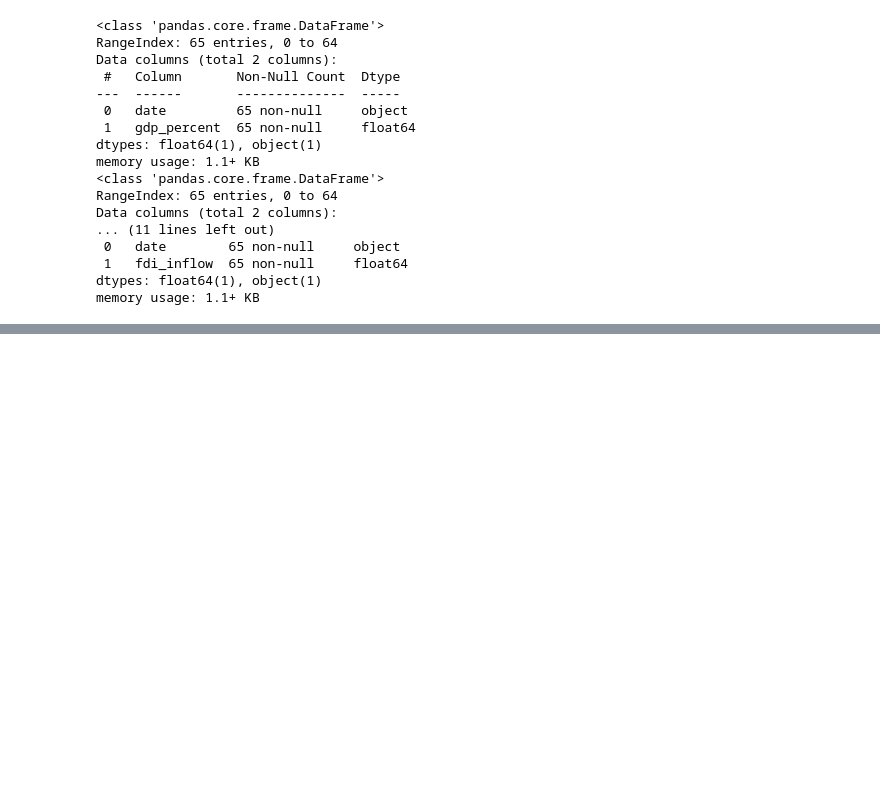
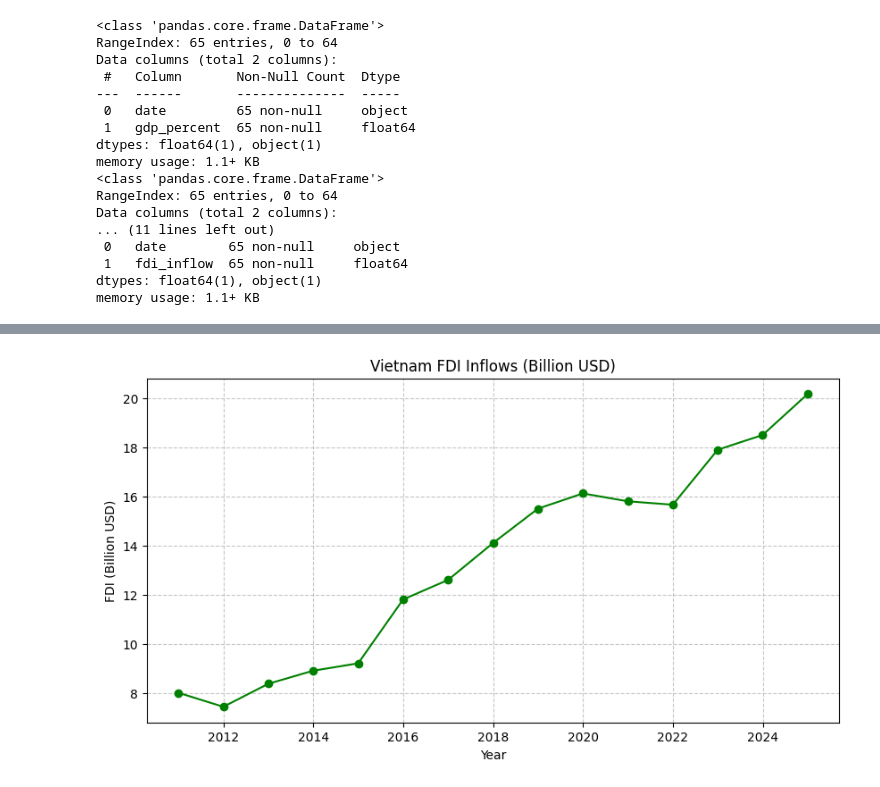
Before and after one commit to lamphat344961-alt/--_-n_GDP, a Jupyter notebook: notebooks/visualization/WorldBank.ipynb, the cells around one changed output, grey strips where cells are left out. Cells and saved outputs as stored; diff of their text form; code cells hidden in the pictures; blank space fills up the shorter version.

```diff
--- a/notebooks/visualization/WorldBank.ipynb
+++ b/notebooks/visualization/WorldBank.ipynb
@@ -63,0 +72,10 @@ plt.show()
+# %%
+plt.figure(figsize=(10,5))
+plt.plot(df_fdi_inflow['date'], df_fdi_inflow['fdi_inflow']/1e9, marker='o', color='green')
+plt.title('Vietnam FDI Inflows (Billion USD)')
+plt.xlabel('Year')
+plt.ylabel('FDI (Billion USD)')
+plt.grid(True, linestyle='--', alpha=0.7)
+plt.show()
+# %% [output]
+[figure, added]
```
Also changed, not shown: parts of 4 cells of this notebook, 7 other files.
